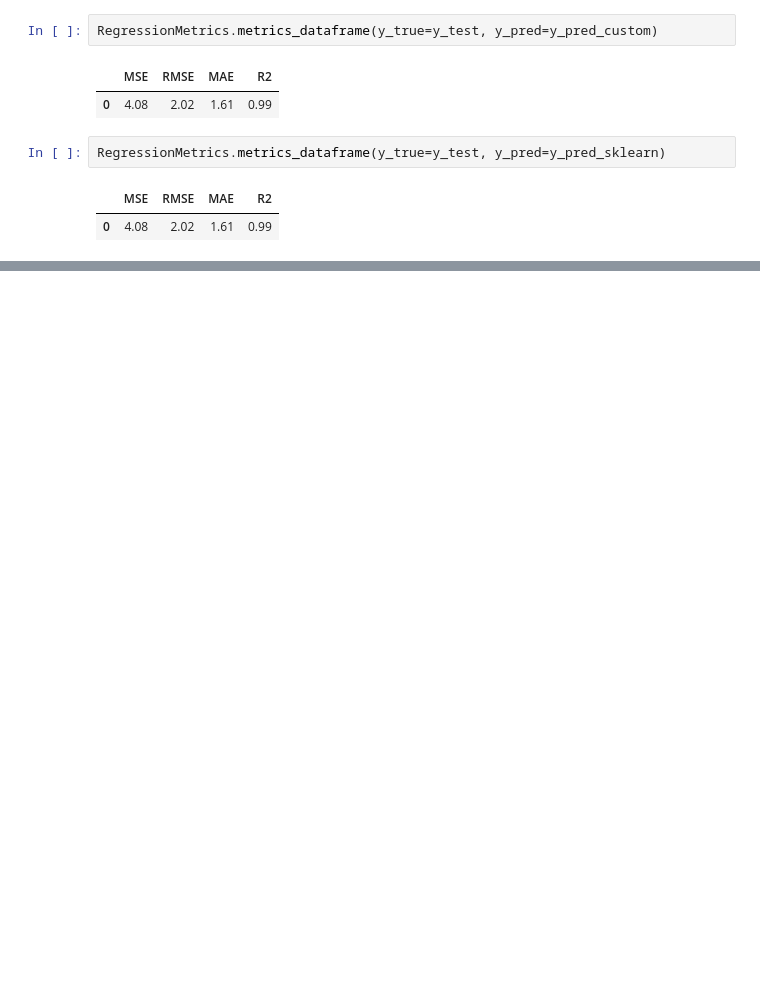
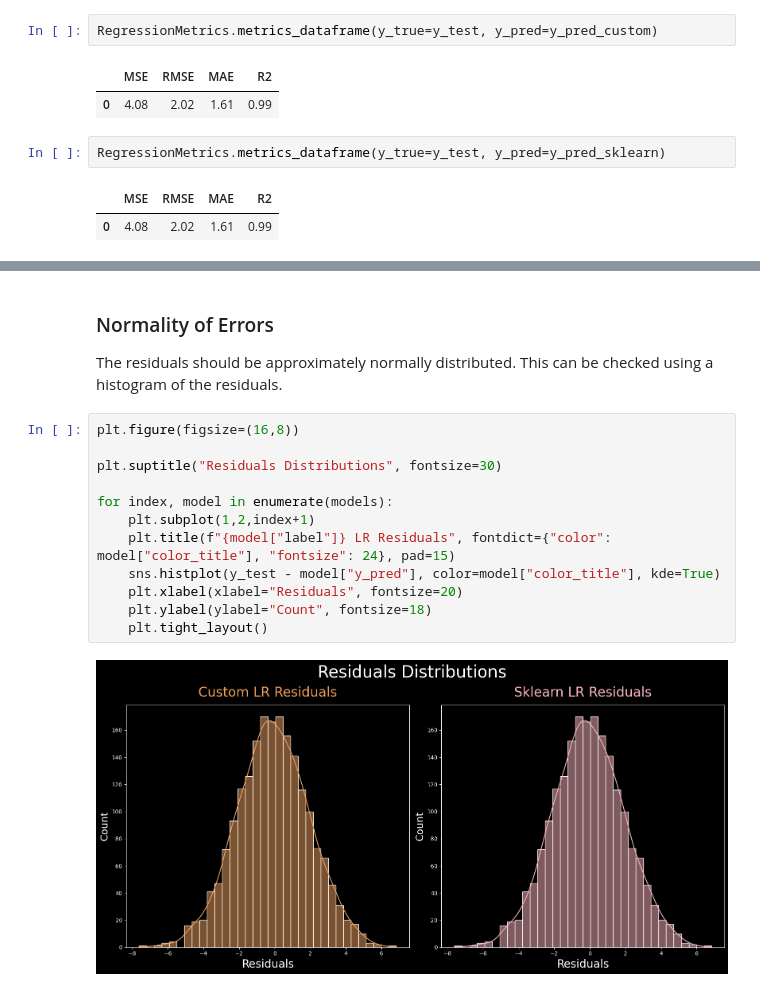
Before and after one commit to AllaBlue/Machine_Learning_From_Scratch, a Jupyter notebook: Linear_Regression/notebooks/multiple_linear_regression.ipynb, the cells around one changed output, grey strips where cells are left out. Saved outputs shown, nothing was run; the diff lists cells and outputs as text; blank space fills up the shorter version.

```diff
--- a/Linear_Regression/notebooks/multiple_linear_regression.ipynb
+++ b/Linear_Regression/notebooks/multiple_linear_regression.ipynb
@@ -234,0 +297,19 @@ R2:      0.99
+# %% [markdown]
+### Normality of Errors
+
+The residuals should be approximately normally distributed.
+This can be checked using a histogram of the residuals.
+# %%
+plt.figure(figsize=(16,8))
+
+plt.suptitle("Residuals Distributions", fontsize=30)
+
+for index, model in enumerate(models):
+    plt.subplot(1,2,index+1)
+    plt.title(f"{model["label"]} LR Residuals", fontdict={"color": model["color_title"], "fontsize": 24}, pad=15)
+    sns.histplot(y_test - model["y_pred"], color=model["color_title"], kde=True)
+    plt.xlabel(xlabel="Residuals", fontsize=20)
+    plt.ylabel(ylabel="Count", fontsize=18)
+    plt.tight_layout()
+# %% [output]
+[figure, added]
```
Also changed, not shown: parts of 27 cells of this notebook.
